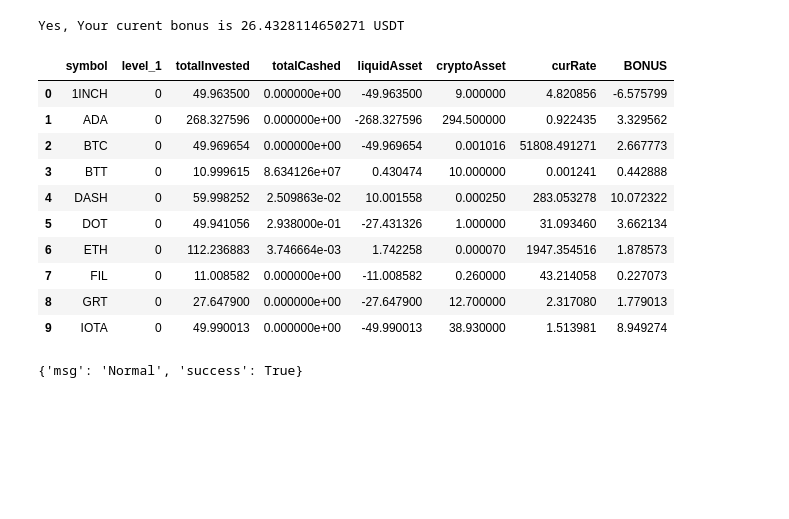
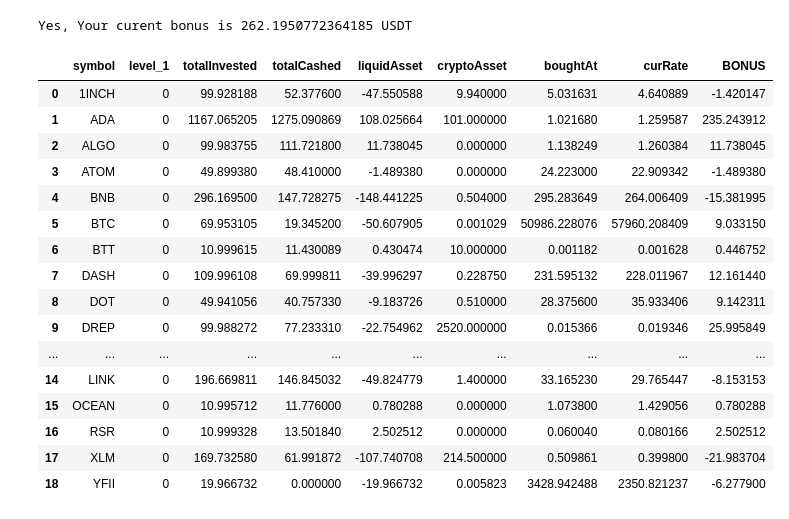
Before and after one commit to Kkameleon/Trading, a Jupyter notebook: binance/binanceApi.ipynb, the cells around one changed output. Cells and saved outputs as stored; diff of their text form; code cells hidden in the pictures; blank space fills up the shorter version.

```diff
--- a/binance/binanceApi.ipynb
+++ b/binance/binanceApi.ipynb
@@ -179,6 +133,6 @@ Dataset Shape: (22, 14)
 # %%
 reference = "USDT"
-nope = "BUSD"
+nope = "BUSDU"
 
 def clean(df):
     #df = df.dropna()
@@ -190,48 +144,50 @@ def clean(df):
 
     cleanDf["price"] = df.price.astype(float)
     cleanDf["qty"] = df.qty.astype(float)
     cleanDf["Type"] = df.isBuyer.apply(lambda x: 0 if x else 1)
     cleanDf["symbol"] = df.symbol.apply(lambda x : x.split(reference)[0])
 
     return cleanDf
 
 
 def compute_change(group):
     return pd.DataFrame({
             'totalInvested':(group[group.Type==0].price * group[group.Type==0].qty).sum(),
-            'totalCashed': (group[group.Type==1].qty * group[group.Type==1].qty).sum(),
+            'totalCashed': (group[group.Type==1].price * group[group.Type==1].qty).sum(),
 
             'liquidAsset': (group[group.Type==1].price * group[group.Type==1].qty).sum() -(group[group.Type==0].price * group[group.Type==0].qty).sum(),
             'cryptoAsset':group[group.Type==0].qty.sum()-group[group.Type==1].qty.sum(),
+            'boughtAt': (group[group.Type==0].price * group[group.Type==0].qty).sum()/group[group.Type==0].qty.sum() ,
             'curRate':group.curRate.mean(),
     }, index=[0])
 
 
 interesting_df = clean(df).groupby("symbol").apply(compute_change).reset_index()
 
 
 interesting_df["BONUS"]= interesting_df.curRate*interesting_df.cryptoAsset+interesting_df.liquidAsset
 bonus = interesting_df["BONUS"].sum()
 if bonus >=0 :
     print(bcolors.OKGREEN+"Yes, Your curent bonus is {} USDT".format(bonus)+bcolors.ENDC)
 else :
     print(bcolors.FAIL + "Aïe, Your curent bonus is {} USDT".format(bonus)+bcolors.ENDC)
 interesting_df
 # %% [output]
-Yes, Your curent bonus is 26.4328114650271 USDT
+Yes, Your curent bonus is 262.1950772364185 USDT
-|  | symbol | level_1 | totalInvested | totalCashed | liquidAsset | cryptoAsset | curRate | BONUS |
-| 0 | 1INCH | 0 | 49.963500 | 0.000000e+00 | -49.963500 | 9.000000 | 4.820856 | -6.575799 |
-| 1 | ADA | 0 | 268.327596 | 0.000000e+00 | -268.327596 | 294.500000 | 0.922435 | 3.329562 |
-| 2 | BTC | 0 | 49.969654 | 0.000000e+00 | -49.969654 | 0.001016 | 51808.491271 | 2.667773 |
-| 3 | BTT | 0 | 10.999615 | 8.634126e+07 | 0.430474 | 10.000000 | 0.001241 | 0.442888 |
-| 4 | DASH | 0 | 59.998252 | 2.509863e-02 | 10.001558 | 0.000250 | 283.053278 | 10.072322 |
-| 5 | DOT | 0 | 49.941056 | 2.938000e-01 | -27.431326 | 1.000000 | 31.093460 | 3.662134 |
-| 6 | ETH | 0 | 112.236883 | 3.746664e-03 | 1.742258 | 0.000070 | 1947.354516 | 1.878573 |
-| 7 | FIL | 0 | 11.008582 | 0.000000e+00 | -11.008582 | 0.260000 | 43.214058 | 0.227073 |
-| 8 | GRT | 0 | 27.647900 | 0.000000e+00 | -27.647900 | 12.700000 | 2.317080 | 1.779013 |
-| 9 | IOTA | 0 | 49.990013 | 0.000000e+00 | -49.990013 | 38.930000 | 1.513981 | 8.949274 |
+|  | symbol | level_1 | totalInvested | totalCashed | liquidAsset | cryptoAsset | boughtAt | curRate | BONUS |
+| 0 | 1INCH | 0 | 99.928188 | 52.377600 | -47.550588 | 9.940000 | 5.031631 | 4.640889 | -1.420147 |
+| 1 | ADA | 0 | 1167.065205 | 1275.090869 | 108.025664 | 101.000000 | 1.021680 | 1.259587 | 235.243912 |
+| 2 | ALGO | 0 | 99.983755 | 111.721800 | 11.738045 | 0.000000 | 1.138249 | 1.260384 | 11.738045 |
+| 3 | ATOM | 0 | 49.899380 | 48.410000 | -1.489380 | 0.000000 | 24.223000 | 22.909342 | -1.489380 |
+| 4 | BNB | 0 | 296.169500 | 147.728275 | -148.441225 | 0.504000 | 295.283649 | 264.006409 | -15.381995 |
+| 5 | BTC | 0 | 69.953105 | 19.345200 | -50.607905 | 0.001029 | 50986.228076 | 57960.208409 | 9.033150 |
+| 6 | BTT | 0 | 10.999615 | 11.430089 | 0.430474 | 10.000000 | 0.001182 | 0.001628 | 0.446752 |
+| 7 | DASH | 0 | 109.996108 | 69.999811 | -39.996297 | 0.228750 | 231.595132 | 228.011967 | 12.161440 |
+| 8 | DOT | 0 | 49.941056 | 40.757330 | -9.183726 | 0.510000 | 28.375600 | 35.933406 | 9.142311 |
+| 9 | DREP | 0 | 99.988272 | 77.233310 | -22.754962 | 2520.000000 | 0.015366 | 0.019346 | 25.995849 |
+| ... | ... | ... | ... | ... | ... | ... | ... | ... | ... |
+| 14 | LINK | 0 | 196.669811 | 146.845032 | -49.824779 | 1.400000 | 33.165230 | 29.765447 | -8.153153 |
+| 15 | OCEAN | 0 | 10.995712 | 11.776000 | 0.780288 | 0.000000 | 1.073800 | 1.429056 | 0.780288 |
+| 16 | RSR | 0 | 10.999328 | 13.501840 | 2.502512 | 0.000000 | 0.060040 | 0.080166 | 2.502512 |
+| 17 | XLM | 0 | 169.732580 | 61.991872 | -107.740708 | 214.500000 | 0.509861 | 0.399800 | -21.983704 |
+| 18 | YFII | 0 | 19.966732 | 0.000000 | -19.966732 | 0.005823 | 3428.942488 | 2350.821237 | -6.277900 |
-# %%
-status = client.get_account_status()
-print(status)
-# %% [output]
-{'msg': 'Normal', 'success': True}
```
Also changed, not shown: parts of 4 cells of this notebook.
